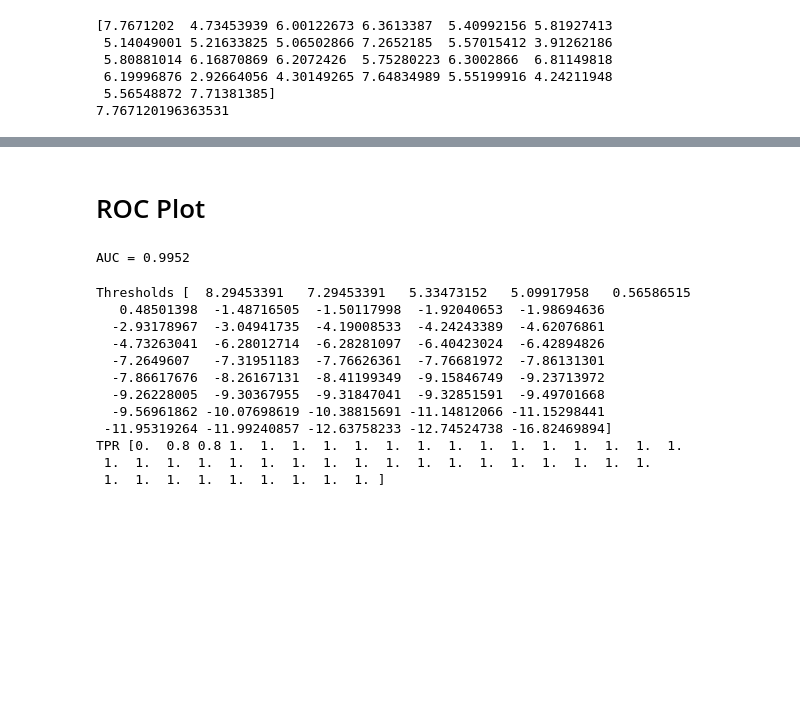
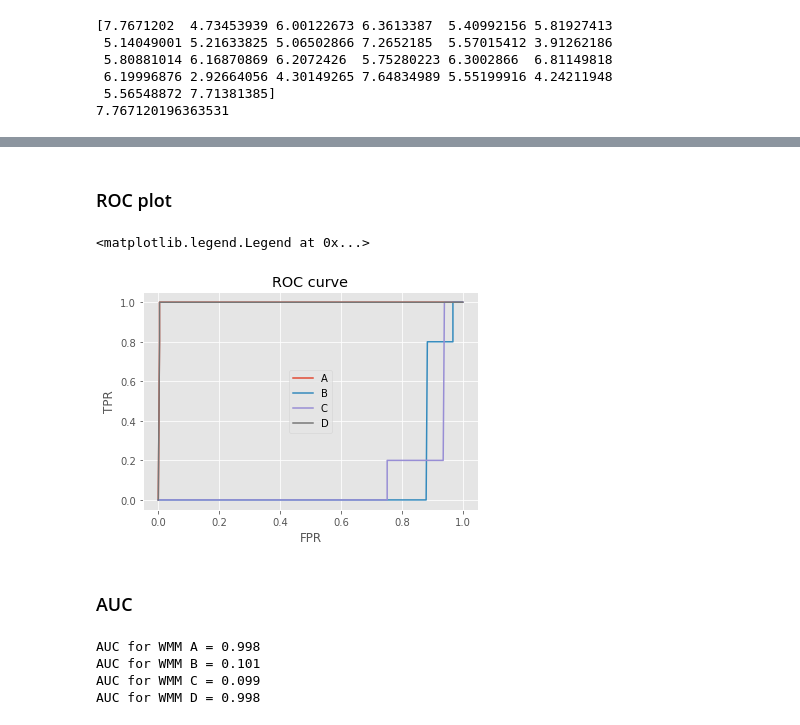
Before and after one commit to krishansubudhi/UW_CompBio, a Jupyter notebook: Assignment3/notebooks/my-complete.ipynb, the cells around one changed output, grey strips where cells are left out. Drawn from its saved outputs; the diff is of its cells as text; code cells hidden in the pictures; blank space fills up the shorter version.

```diff
--- a/Assignment3/notebooks/my-complete.ipynb
+++ b/Assignment3/notebooks/my-complete.ipynb
@@ -118,9 +176,9 @@ for i, process in enumerate(processes):
 motif_pos = 51
 gold_start, gold_end = eval.get_gold_positions(motif_pos, k)
 print('gold_start, gold_end = ',gold_start, gold_end)
-print('Gold sequence = ',sequences[0][50:51+k])
-for i, eval in enumerate(evals):
-    print(f'High score histogram for seed {i}')
+print('Gold sequence = ',train_sequences[0][50:51+k])
+for  eval in evals:
+    print(f'High score histogram for {eval.name}')
     eval.plot_highscore_histogram(gold_start, gold_end)
 # %% [output]
 gold_start, gold_end =  49 53
@@ -147,32 +204,26 @@ Most common location of the best motif hit in each sequence = 11
 # %% [markdown]
-# ROC Plot
+### ROC plot
 # %%
-
 from assignment3.roc import ROC
+import matplotlib.pyplot as plt
 rocs = []
 
-for i, eval in evals
-y_score, y_true = eval.get_y(motif_pos)
-
-r = ROC(y_true, y_score)
-r.plot_roc()
+for eval in evals:
+    y_score, y_true = eval.get_y(motif_pos)
+    r = ROC(y_true, y_score)
+    rocs.append(r)
+    r.plot_roc()
+plt.legend([e.name for e in evals])
+# %% [output]
+<matplotlib.legend.Legend at 0x...>
+[figure, added]
-# %%
-print(f'AUC = {r.calculateAUC()}')
-# %% [output]
-AUC = 0.9952
-# %%
-print('Thresholds',r.thresholds)
-print('TPR',r.tprs)
-# %% [output]
-Thresholds [  8.29453391   7.29453391   5.33473152   5.09917958   0.56586515
-   0.48501398  -1.48716505  -1.50117998  -1.92040653  -1.98694636
-  -2.93178967  -3.04941735  -4.19008533  -4.24243389  -4.62076861
-  -4.73263041  -6.28012714  -6.28281097  -6.40423024  -6.42894826
-  -7.2649607   -7.31951183  -7.76626361  -7.76681972  -7.86131301
-  -7.86617676  -8.26167131  -8.41199349  -9.15846749  -9.23713972
-  -9.26228005  -9.30367955  -9.31847041  -9.32851591  -9.49701668
-  -9.56961862 -10.07698619 -10.38815691 -11.14812066 -11.15298441
- -11.95319264 -11.99240857 -12.63758233 -12.74524738 -16.82469894]
-TPR [0.  0.8 0.8 1.  1.  1.  1.  1.  1.  1.  1.  1.  1.  1.  1.  1.  1.  1.
- 1.  1.  1.  1.  1.  1.  1.  1.  1.  1.  1.  1.  1.  1.  1.  1.  1.  1.
- 1.  1.  1.  1.  1.  1.  1.  1.  1. ]
+# %% [markdown]
+### AUC
+# %%
+for eval, r in zip(evals, rocs):
+    print(f'AUC for WMM {eval.name} = {r.calculateAUC():.3f}')
+# %% [output]
+AUC for WMM A = 0.998
+AUC for WMM B = 0.101
+AUC for WMM C = 0.099
+AUC for WMM D = 0.998
```
Also changed, not shown: parts of 23 cells of this notebook, 3 other files.
